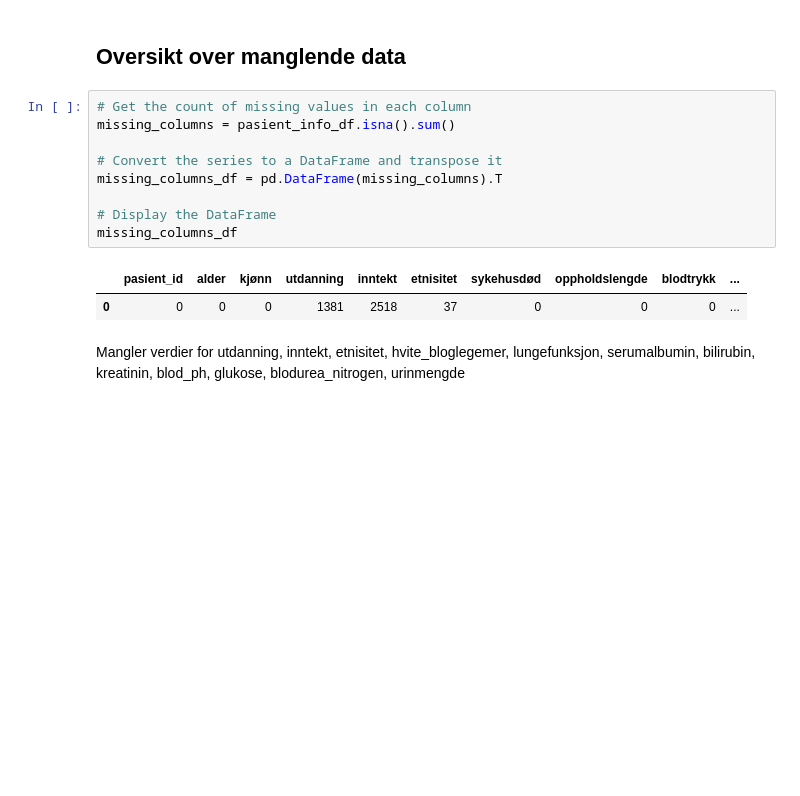
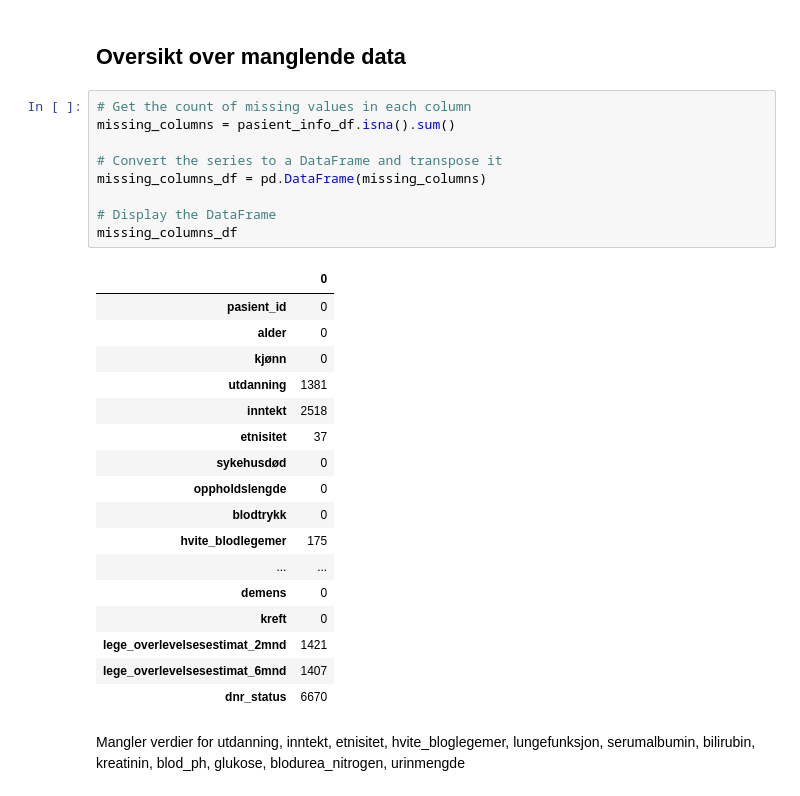
Before and after one commit to JakobBerg-Projects/Data-Science-Sykehusopphold, a Jupyter notebook: src/datatilberedning.ipynb, the cells around one changed output. Cells and saved outputs as stored; diff of their text form; blank space fills up the shorter version.

```diff
--- a/src/datatilberedning.ipynb
+++ b/src/datatilberedning.ipynb
@@ -89,15 +91,30 @@ pasient_info_df
 # %%
 # Get the count of missing values in each column
 missing_columns = pasient_info_df.isna().sum()
 
 # Convert the series to a DataFrame and transpose it
-missing_columns_df = pd.DataFrame(missing_columns).T
+missing_columns_df = pd.DataFrame(missing_columns)
 
 # Display the DataFrame
 missing_columns_df
 # %% [output]
-|  | pasient_id | alder | kjønn | utdanning | inntekt | etnisitet | sykehusdød | oppholdslengde | blodtrykk | ... |
-| 0 | 0 | 0 | 0 | 1381 | 2518 | 37 | 0 | 0 | 0 | ... |
+|  | 0 |
+| pasient_id | 0 |
+| alder | 0 |
+| kjønn | 0 |
+| utdanning | 1381 |
+| inntekt | 2518 |
+| etnisitet | 37 |
+| sykehusdød | 0 |
+| oppholdslengde | 0 |
+| blodtrykk | 0 |
+| hvite_blodlegemer | 175 |
+| ... | ... |
+| demens | 0 |
+| kreft | 0 |
+| lege_overlevelsesestimat_2mnd | 1421 |
+| lege_overlevelsesestimat_6mnd | 1407 |
+| dnr_status | 6670 |
 # %% [markdown]
 Mangler verdier for utdanning, inntekt, etnisitet, hvite_bloglegemer, lungefunksjon, serumalbumin, bilirubin, kreatinin, blod_ph, glukose, blodurea_nitrogen, urinmengde
 # %% [markdown]
```
Also changed, not shown: parts of 34 cells of this notebook, 8 other files.
